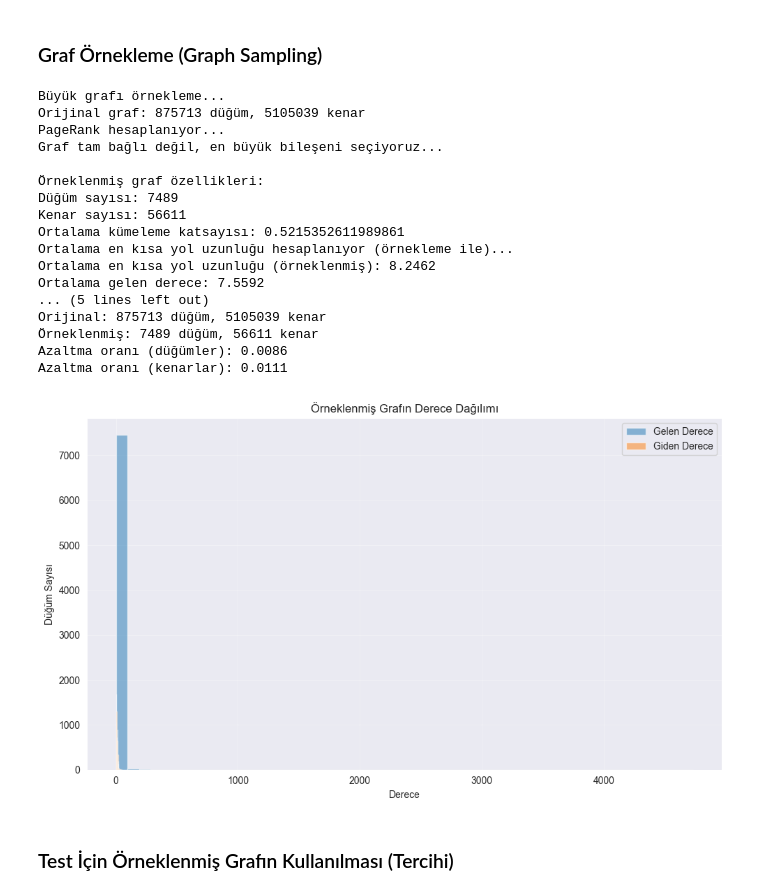
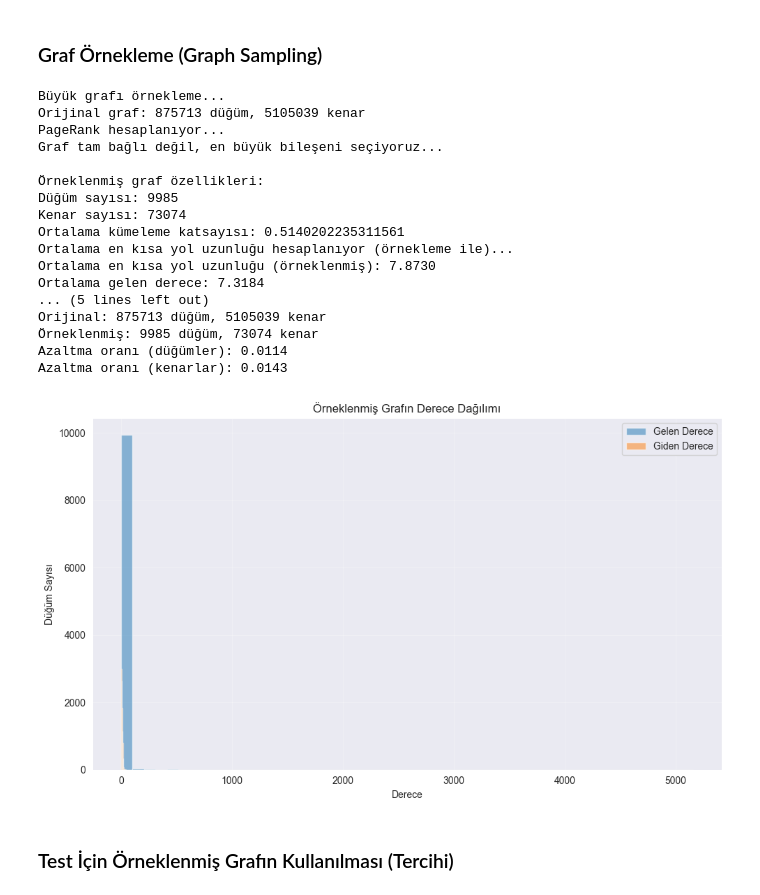
Before and after one commit to batuhannoz/web-google-network-analyze, a Jupyter notebook: test.ipynb, the cells around one changed output. Saved outputs shown, nothing was run; the diff lists cells and outputs as text; code cells hidden in the pictures.

```diff
--- a/test.ipynb
+++ b/test.ipynb
@@ -95,7 +95,7 @@ top_nodes = [node for node, score in top_nodes[:500]]  # En önemli 500 düğüm
 # Bu önemli düğümler ve çevrelerini temel alan örnekleme yapalım
 # İlk olarak, belirli sayıda önemli düğümü seçelim (hedef düğüm sayısına göre)
 seed_nodes = set(top_nodes[:100])  # En önemli 100 düğümü seçiyoruz
-target_nodes = 7500  # Hedeflenen düğüm sayısı (5000-10000 arası)
+target_nodes = 10000  # Hedeflenen düğüm sayısı (5000-10000 arası)
 
 # Bu çekirdek düğümleri genişletelim
 current_nodes = seed_nodes.copy()
@@ -174,42 +174,42 @@ print(f"Maksimum gelen derece: {np.max(in_degrees)}")
 print(f"Maksimum giden derece: {np.max(out_degrees)}")
 
 # Orijinal grafla basit karşılaştırma
 print("\nOrijinal ve örneklenmiş graf karşılaştırması:")
 print(f"Orijinal: {G.number_of_nodes()} düğüm, {G.number_of_edges()} kenar")
 print(f"Örneklenmiş: {G_sample.number_of_nodes()} düğüm, {G_sample.number_of_edges()} kenar")
 print(f"Azaltma oranı (düğümler): {G_sample.number_of_nodes() / G.number_of_nodes():.4f}")
 print(f"Azaltma oranı (kenarlar): {G_sample.number_of_edges() / G.number_of_edges():.4f}")
 
 # Örneklenmiş grafın derece dağılımını görselleştirelim
 plt.figure(figsize=(10, 6))
 plt.hist(in_degrees, bins=50, alpha=0.5, label='Gelen Derece')
 plt.hist(out_degrees, bins=50, alpha=0.5, label='Giden Derece')
 plt.xlabel('Derece')
 plt.ylabel('Düğüm Sayısı')
 plt.title('Örneklenmiş Grafın Derece Dağılımı')
 plt.legend()
 plt.grid(True, alpha=0.3)
 plt.tight_layout()
 plt.show()
 # %% [output]
 Büyük grafı örnekleme...
 Orijinal graf: 875713 düğüm, 5105039 kenar
 PageRank hesaplanıyor...
 Graf tam bağlı değil, en büyük bileşeni seçiyoruz...
 
 Örneklenmiş graf özellikleri:
-Düğüm sayısı: 7489
-Kenar sayısı: 56611
-Ortalama kümeleme katsayısı: 0.5215352611989861
+Düğüm sayısı: 9985
+Kenar sayısı: 73074
+Ortalama kümeleme katsayısı: 0.5140202235311561
 Ortalama en kısa yol uzunluğu hesaplanıyor (örnekleme ile)...
-Ortalama en kısa yol uzunluğu (örneklenmiş): 8.2462
-Ortalama gelen derece: 7.5592
+Ortalama en kısa yol uzunluğu (örneklenmiş): 7.8730
+Ortalama gelen derece: 7.3184
 ... (5 lines left out)
 Orijinal: 875713 düğüm, 5105039 kenar
-Örneklenmiş: 7489 düğüm, 56611 kenar
-Azaltma oranı (düğümler): 0.0086
-Azaltma oranı (kenarlar): 0.0111
+Örneklenmiş: 9985 düğüm, 73074 kenar
+Azaltma oranı (düğümler): 0.0114
+Azaltma oranı (kenarlar): 0.0143
-[figure, old version]
+[figure, new version]
 # %% [markdown]
 ### Test İçin Örneklenmiş Grafın Kullanılması (Tercihi)
 # %%
```
Also changed, not shown: parts of 13 cells of this notebook.
